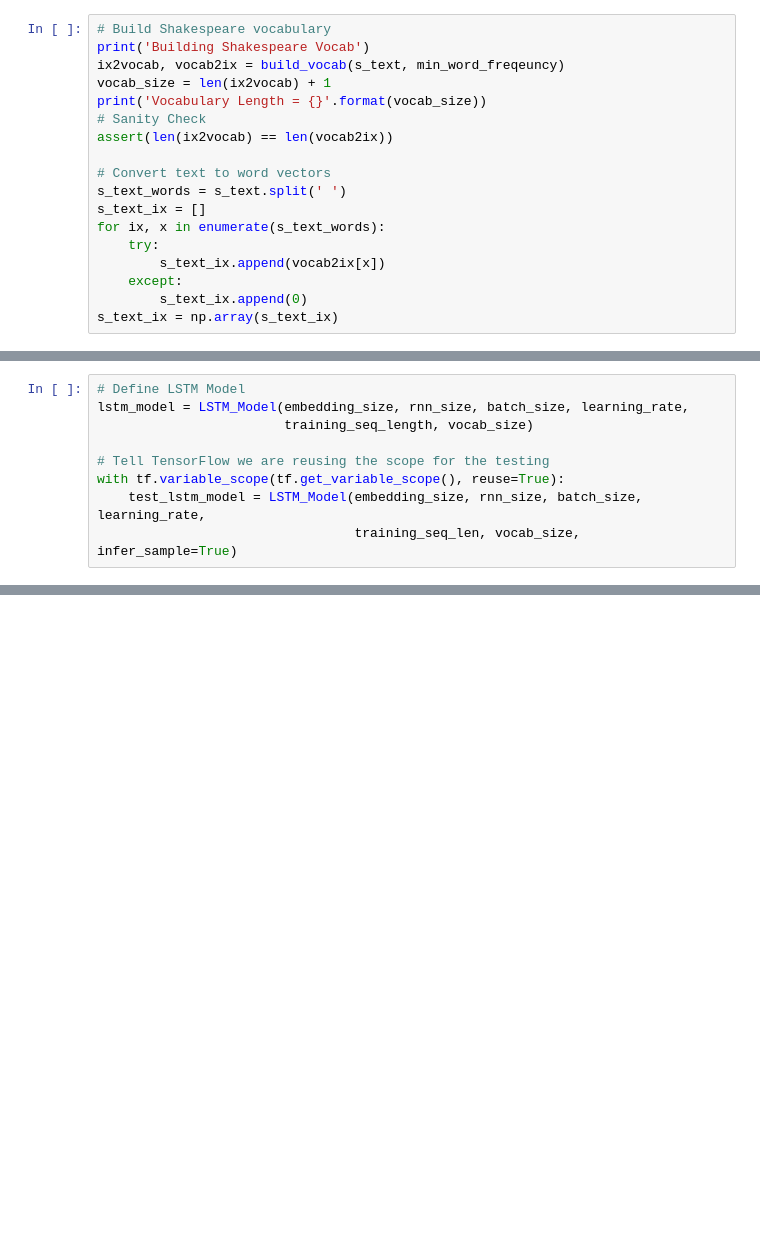
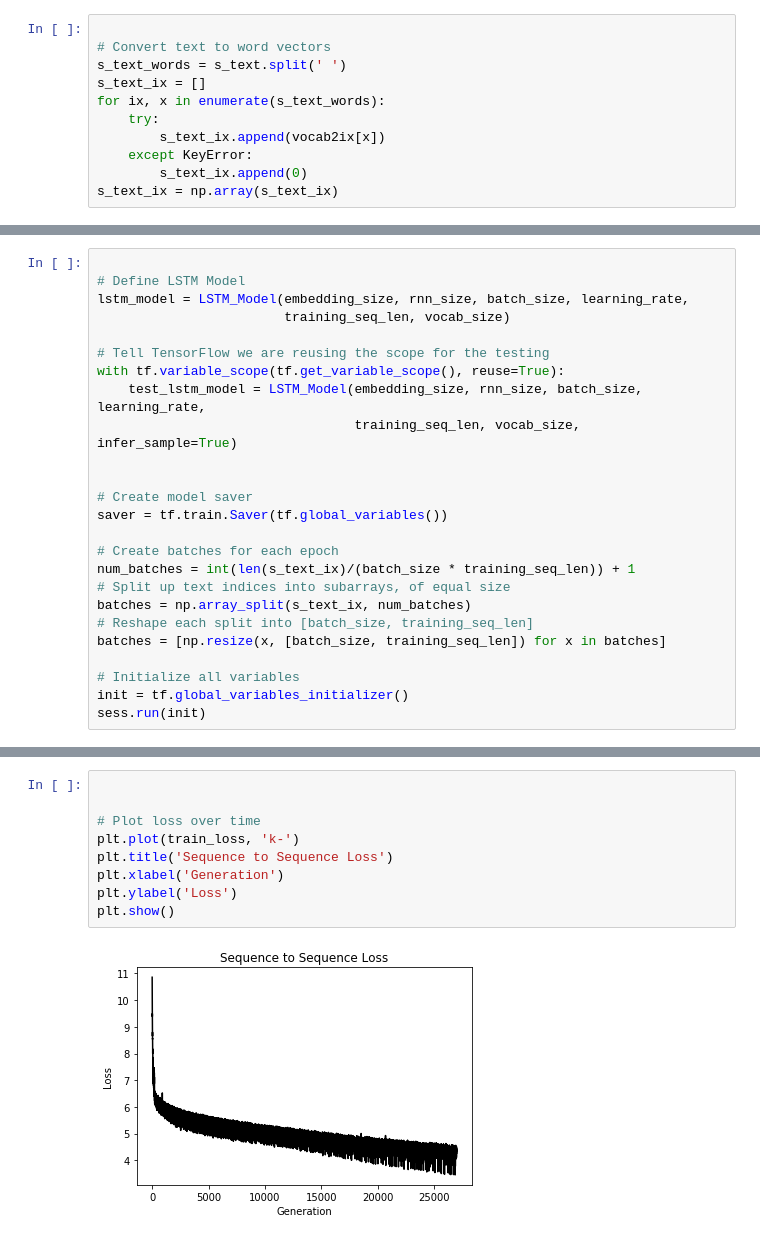
Before and after one commit to justdvnsh/shakespear-gen, a Jupyter notebook: shakespear_gen.ipynb, the cells around one changed output, grey strips where cells are left out. Cells and saved outputs as stored; diff of their text form; blank space fills up the shorter version.

Commit message:
made the model

```diff
--- a/shakespear_gen.ipynb
+++ b/shakespear_gen.ipynb
@@ -115,11 +102,4 @@ Now we turn the shakespear text into array of indices.
 # %%
-# Build Shakespeare vocabulary
-print('Building Shakespeare Vocab')
-ix2vocab, vocab2ix = build_vocab(s_text, min_word_freqeuncy)
-vocab_size = len(ix2vocab) + 1
-print('Vocabulary Length = {}'.format(vocab_size))
-# Sanity Check
-assert(len(ix2vocab) == len(vocab2ix))
 
 # Convert text to word vectors
 s_text_words = s_text.split(' ')
@@ -127,6 +107,6 @@ s_text_ix = []
 for ix, x in enumerate(s_text_words):
     try:
         s_text_ix.append(vocab2ix[x])
-    except:
+    except KeyError:
         s_text_ix.append(0)
 s_text_ix = np.array(s_text_ix)
@@ -223,9 +204,25 @@ In order to use the same model (with the same trained variables), we need to sha
 # %%
+
 # Define LSTM Model
 lstm_model = LSTM_Model(embedding_size, rnn_size, batch_size, learning_rate,
-                        training_seq_length, vocab_size)
+                        training_seq_len, vocab_size)
 
 # Tell TensorFlow we are reusing the scope for the testing
 with tf.variable_scope(tf.get_variable_scope(), reuse=True):
     test_lstm_model = LSTM_Model(embedding_size, rnn_size, batch_size, learning_rate,
                                  training_seq_len, vocab_size, infer_sample=True)
+
+
+# Create model saver
+saver = tf.train.Saver(tf.global_variables())
+
+# Create batches for each epoch
+num_batches = int(len(s_text_ix)/(batch_size * training_seq_len)) + 1
+# Split up text indices into subarrays, of equal size
+batches = np.array_split(s_text_ix, num_batches)
+# Reshape each split into [batch_size, training_seq_len]
+batches = [np.resize(x, [batch_size, training_seq_len]) for x in batches]
+
+# Initialize all variables
+init = tf.global_variables_initializer()
+sess.run(init)
@@ -236,0 +292,11 @@ AttributeError: module 'tensorflow.nn' has no attribute 'seq2seq'
+# %%
+
+
+# Plot loss over time
+plt.plot(train_loss, 'k-')
+plt.title('Sequence to Sequence Loss')
+plt.xlabel('Generation')
+plt.ylabel('Loss')
+plt.show()
+# %% [output]
+[figure, added]
```
Also changed, not shown: parts of 17 cells of this notebook.
